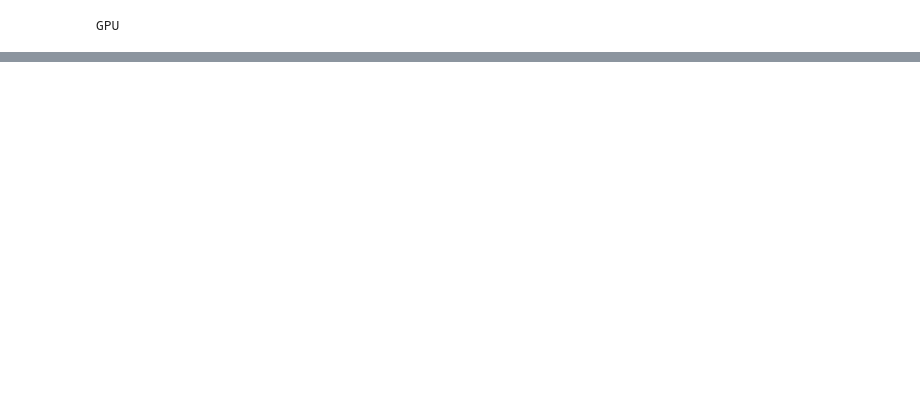
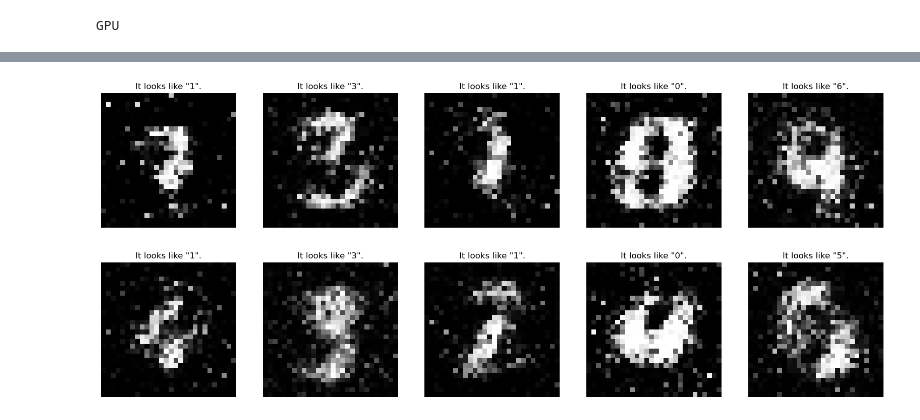
Before and after one commit to weiso131/Gans_mnist, a Jupyter notebook: mnist_generator.ipynb, the cells around one changed output, grey strips where cells are left out. Drawn from its saved outputs; the diff is of its cells as text; code cells hidden in the pictures; blank space fills up the shorter version.

```diff
--- a/mnist_generator.ipynb
+++ b/mnist_generator.ipynb
@@ -115,7 +99,6 @@ tensor([[0.6924, 0.7989, 0.2358,  ..., 0.2153, 0.9671, 0.6329],
 
 def validate(classifier, loss_function, dataloader, use_gpu : bool):
     val_loss = 0
-    acc = 0
     count = 0
     classifier.eval()
     with torch.no_grad():
@@ -130,9 +113,8 @@ def validate(classifier, loss_function, dataloader, use_gpu : bool):
             label = label.view(predict.shape)
             loss = loss_function(predict, label)
             val_loss += loss
-            acc += ((predict >= 0.5)).sum() / len(x)
 
-    return val_loss / count, acc / count
+    return val_loss / count
 # %%
 use_gpu = torch.cuda.is_available()
 
@@ -140,17 +122,17 @@ epoch = 1000
 lr = 0.0002
 beta = (0.5, 0.999)
 
-optim_G = optim.Adam(generator.parameters(), lr=lr, betas=beta, weight_decay=0.5)
+optim_G = optim.Adam(generator.parameters(), lr=lr, betas=beta)#刪掉正規化
 optim_C = optim.Adam(classifier.parameters(), lr=lr, betas=beta)
 loss_function = nn.BCELoss()
 
-fake_label = torch.ones(2*batch)#整個在騙的標籤會一直用到
+
+
 
 if (use_gpu):
     print("GPU")
     loss_function = loss_function.to(device="cuda", dtype=torch.float32)
-    #generator = generator.to(device="cuda", dtype=torch.float32)
+    generator = generator.to(device="cuda", dtype=torch.float32)
     classifier = classifier.to(device="cuda", dtype=torch.float32)
-    fake_label = fake_label.to(device="cuda", dtype=torch.float32)
 # %% [output]
 GPU
@@ -360,0 +139,8 @@ KeyboardInterrupt:
+# %%
+def classifer_loss_function(real : torch.tensor, fake : torch.tensor, ones_label : torch.tensor, zeros_label : torch.tensor):
+    real_loss = loss_function(real, ones_label)#越大越好
+    fake_loss = loss_function(fake, zeros_label)#越小越好
+    return real_loss + fake_loss
+
+def generator_loss_function(fake : torch.tensor, ones_label : torch.tensor):
+    return loss_function(fake, ones_label)#越大越好
@@ -360,0 +214,66 @@ KeyboardInterrupt:
+# %%
+# classifier_loss = [1]
+# generator_loss = [0]
+
+min_val_loss = 1e9
+max_val_acc = 0
+
+
+
+mnist_classifer.eval()
+for i in range(epoch):
+    print(f"epoch: {i + 1}/{epoch}:")
+
+    classifier_loss_epoch = 0
+    generator_loss_epoch = 0
+
+
+    count = 0
+
+    for x, y in mnist_train_dataloader:
+
+        count += 1
+
+        classifier_loss_epoch += train_c(x)
+        generator_loss_epoch += train_g(len(x))
+
+
+
+    val_loss = validate(classifier, loss_function, mnist_val_dataloader, use_gpu)
+
+    print(f"classifier train loss: {classifier_loss_epoch / count}, val loss: {val_loss} |  generator loss: {generator_loss_epoch / count}")
+
+
+    #把最好的辨識器保存
+    if (val_loss < min_val_loss):
+        min_val_loss = val_loss
+        checkpoint = classifier.state_dict()
+        torch.save(checkpoint, "classifier_checkpoint.pth")
+        print("save model")
+    #辨識器壞了，拿最好的重新開始
+    elif (abs(val_loss - min_val_loss) > 1):
+        checkpoints = torch.load("classifier_checkpoint.pth")
+        classifier.load_state_dict(checkpoint)
+        print("redo model")
+
+
+    torch.cuda.empty_cache()
+
+    if (i % 100 == 0):
+        if (use_gpu): generator = generator.to(device="cpu", dtype=torch.float32)
+        fake_images = generator.generate_image(num=10).squeeze()
+        fake_images = torch.tensor(fake_images)
+        topk, top_class = mnist_classifer(torch.tensor(fake_images)).topk(1, dim=1)
+
+        fig, axs = plt.subplots(2, 5, figsize=(20, 8))  # 創建一個2x5的子圖網路
+
+        for i, ax in enumerate(axs.flat):
+
+            ax.imshow(fake_images[i], cmap='gray')  # 顯示圖片
+            ax.set_title(f"It looks like \"{int(top_class[i])}\".")
+            ax.axis('off')  # 關閉坐標軸
+
+
+        plt.show()
+        if (use_gpu): generator = generator.to(device="cuda", dtype=torch.float32)
+# %% [output]
@@ -360,0 +283 @@ KeyboardInterrupt:
+[figure, added]
```
Also changed, not shown: parts of 8 cells of this notebook.
